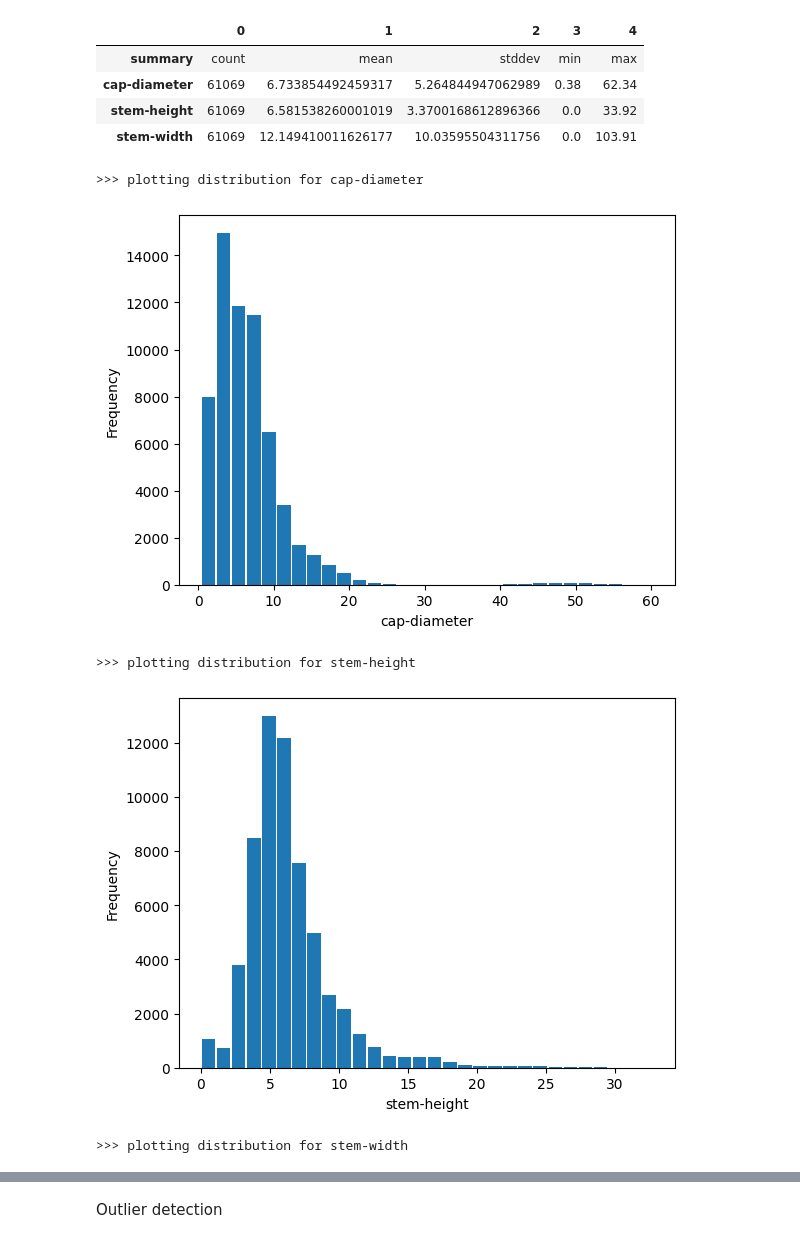
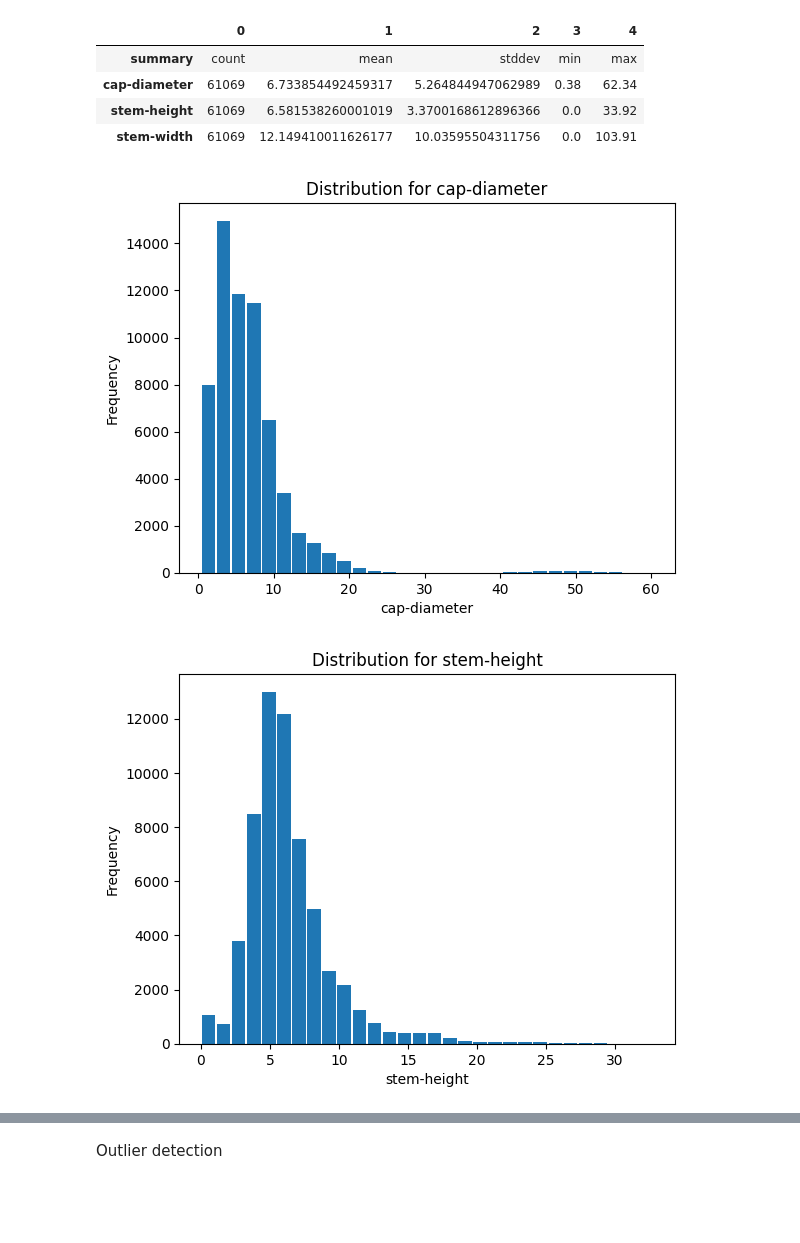
Before and after one commit to effepielle/ddam-2324, a Jupyter notebook: DDAM_Understanding.ipynb, the cells around one changed output, grey strips where cells are left out. Cells and saved outputs as stored; diff of their text form; code cells hidden in the pictures; blank space fills up the shorter version.

```diff
--- a/DDAM_Understanding.ipynb
+++ b/DDAM_Understanding.ipynb
@@ -225,22 +227,19 @@ mushroom_df.select(num_cols).describe().toPandas().T
 | stem-width | 61069 | 12.149410011626177 | 10.03595504311756 | 0.0 | 103.91 |
 # %%
 for col in num_cols:
-    print(f">>> plotting distribution for {col}")
     query = spark.sql(f'SELECT `{col}` FROM Mushrooms_Data')
     h = query.select(col).rdd.flatMap(lambda x: x).histogram(30)
     dfh = pd.DataFrame(
         list(zip(*h)),
         columns=['bin', 'frequency']
     )
     bins = dfh['bin']
     counts = dfh['frequency']
+    plt.title(f"Distribution for {col}")
     plt.hist(bins, len(bins), weights=counts, rwidth=0.9)
     plt.xlabel(f'{col}', size=10)
     plt.ylabel("Frequency", size=10)
     plt.show()
 # %% [output]
->>> plotting distribution for cap-diameter
-[figure, old version]
+[figure, new version]
->>> plotting distribution for stem-height
-[figure, old version]
+[figure, new version]
->>> plotting distribution for stem-width
```
Also changed, not shown: parts of 22 cells of this notebook.
